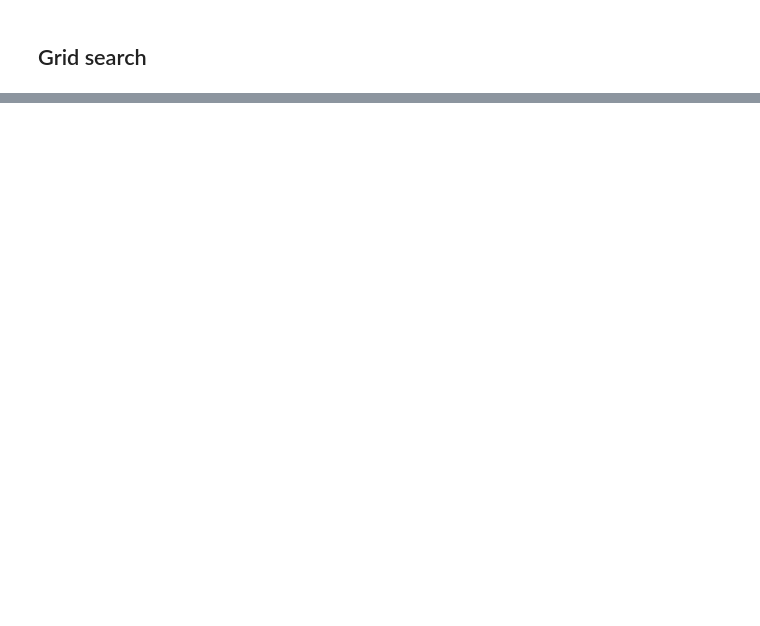
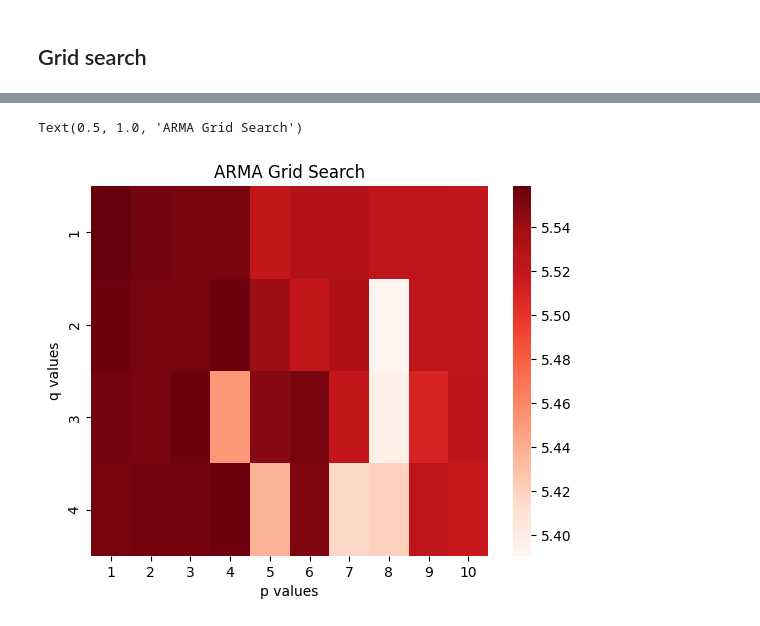
Before and after one commit to mohamedabdomm2/air-quality-morraco, a Jupyter notebook: model_bulding.ipynb, the cells around one changed output, grey strips where cells are left out. Saved outputs shown, nothing was run; the diff lists cells and outputs as text; code cells hidden in the pictures; blank space fills up the shorter version.

```diff
--- a/model_bulding.ipynb
+++ b/model_bulding.ipynb
@@ -106,0 +177,8 @@ mae_df.round(4)
+# %%
+sns.heatmap(mae_df, cmap="Reds")
+plt.xlabel("p values")
+plt.ylabel("q values")
+plt.title("ARMA Grid Search")
+# %% [output]
+Text(0.5, 1.0, 'ARMA Grid Search')
+[figure, added]
```
Also changed, not shown: parts of 15 cells of this notebook, 1 other file.
